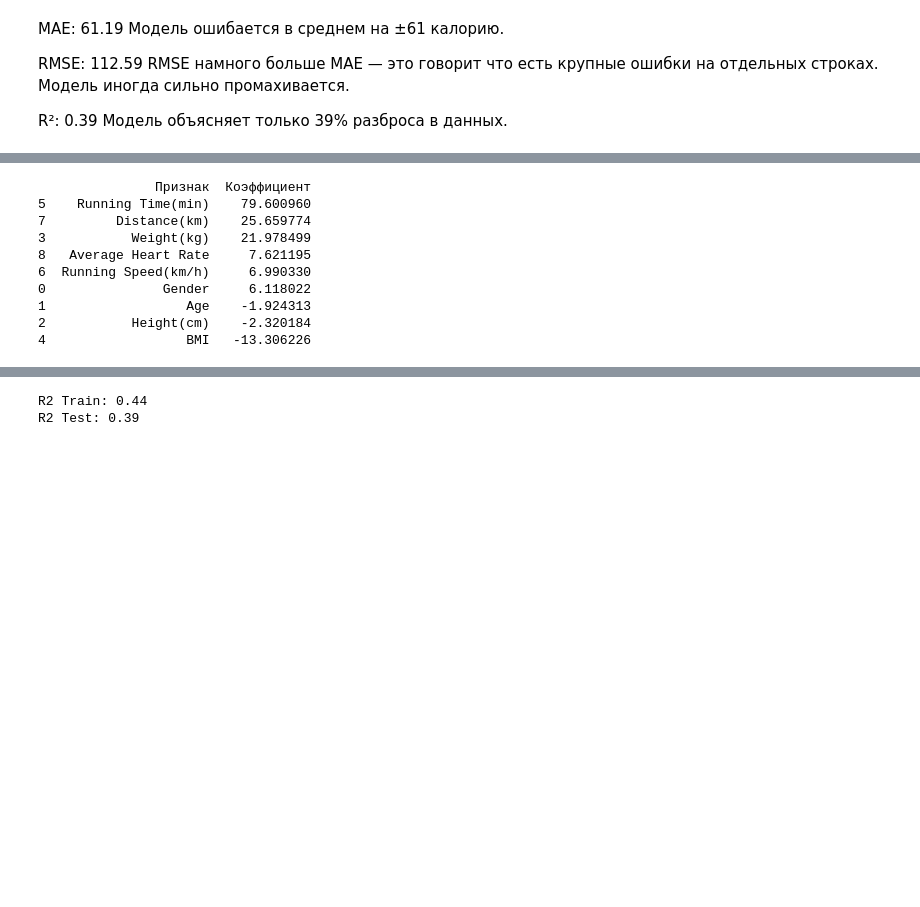
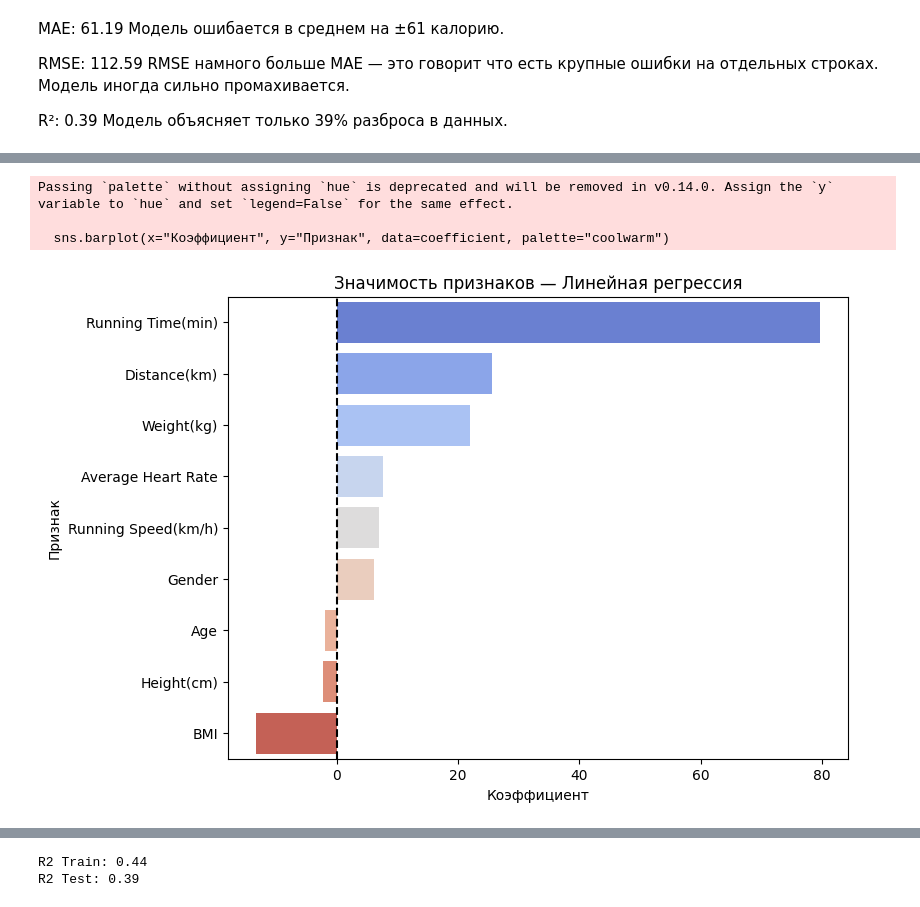
Before and after one commit to vzheltov/machine-learning, a Jupyter notebook: laba1/laba1.ipynb, the cells around one changed output, grey strips where cells are left out. Saved outputs shown, nothing was run; the diff lists cells and outputs as text; code cells hidden in the pictures; blank space fills up the shorter version.

```diff
--- a/laba1.ipynb
+++ b/laba1/laba1.ipynb
@@ -219,18 +294,15 @@ plt.axhline(y=0, color='r', linewidth=2, linestyle='--')
 # %%
-coefficient=pd.DataFrame({
-    'Признак':X_train.columns,
-    'Коэффициент': model.coef_
-}).sort_values('Коэффициент', ascending=False )
-print(coefficient)
+coefficient = pd.DataFrame(
+    {"Признак": X_train.columns, "Коэффициент": model.coef_}
+).sort_values("Коэффициент", ascending=False)
+plt.figure(figsize=(8, 6))
+sns.barplot(x="Коэффициент", y="Признак", data=coefficient, palette="coolwarm")
+plt.title("Значимость признаков — Линейная регрессия")
+plt.axvline(x=0, color="black", linestyle="--")
+plt.show()
 # %% [output]
-               Признак  Коэффициент
-5    Running Time(min)    79.600960
-7         Distance(km)    25.659774
-3           Weight(kg)    21.978499
-8   Average Heart Rate     7.621195
-6  Running Speed(km/h)     6.990330
-0               Gender     6.118022
-1                  Age    -1.924313
-2           Height(cm)    -2.320184
-4                  BMI   -13.306226
+Passing `palette` without assigning `hue` is deprecated and will be removed in v0.14.0. Assign the `y` variable to `hue` and set `legend=False` for the same effect.
+
+  sns.barplot(x="Коэффициент", y="Признак", data=coefficient, palette="coolwarm")
+[figure, added]
 # %% [markdown]
```
Also changed, not shown: parts of 46 cells of this notebook, 6 other files.
